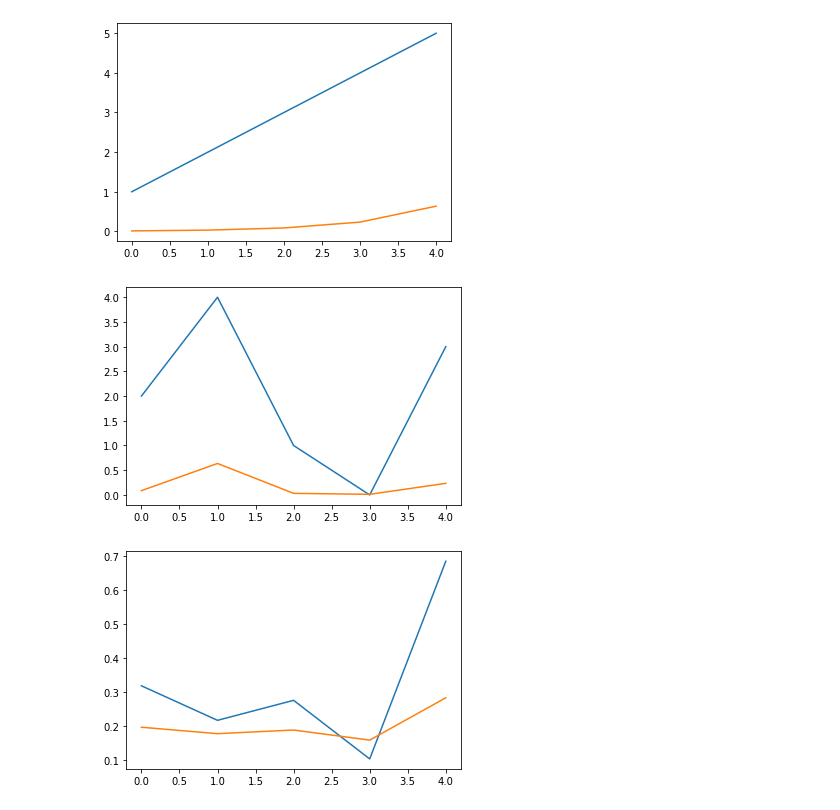
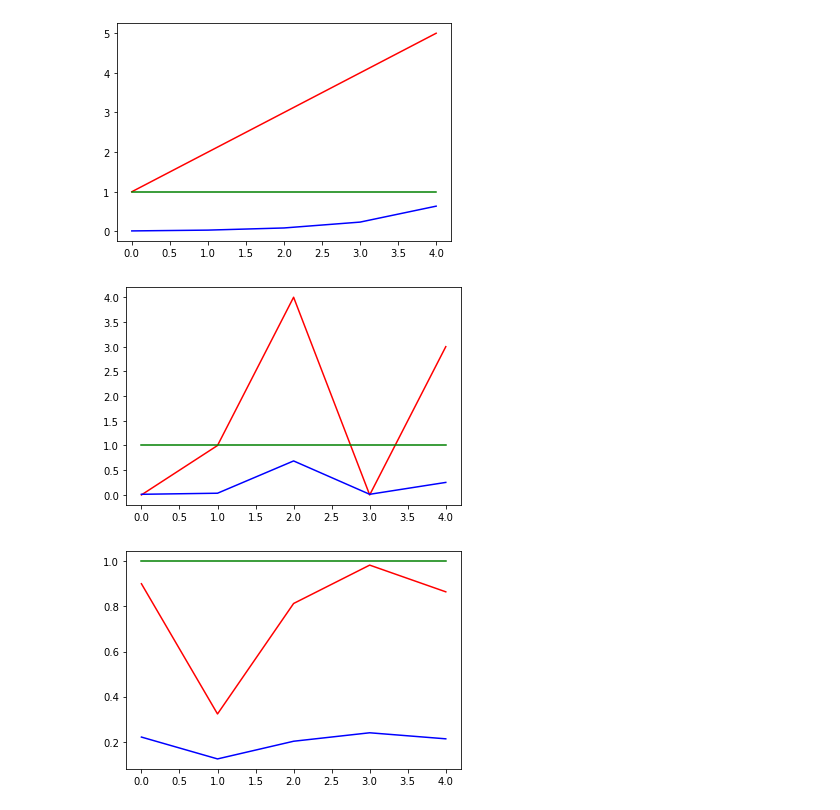
Before and after one commit to Mathisco-01/softmax, a Jupyter notebook: softmax.ipynb, the cells around one changed output. Cells and saved outputs as stored; diff of their text form; code cells hidden in the pictures.

Commit message:
Added sum of probabilities

```diff
--- a/softmax.ipynb
+++ b/softmax.ipynb
@@ -7,28 +7,34 @@ def softmax(a):
     return exp/sum(exp)
 # %%
 def plot(x):
+    count = 1
+    color = {1: "red", 2: "blue", 3:"green"}
     for series in x:
-        plt.plot(series)
+        plt.plot(series, color=color[count])
+        count += 1
 
     plt.show()
 # %%
 a = [1, 2, 3, 4, 5]
 s = softmax(a)
+one = [sum(s)]*len(s) # sum of softmax probabilities
 
-plot([a, s])
+plot([a, s, one])
 # %% [output]
-[figure, old version]
+[figure, new version]
 # %%
 a = np.random.randint(5, size=(5))
 s = softmax(a)
+one = [sum(s)]*len(s)
 
-plot([a, s])
+plot([a, s, one])
 # %% [output]
-[figure, old version]
+[figure, new version]
 # %%
 a = np.random.rand(5)
 s = softmax(a)
+one = [sum(s)]*len(s)
 
-plot([a, s])
+plot([a, s, one])
 # %% [output]
-[figure, old version]
+[figure, new version]
```
